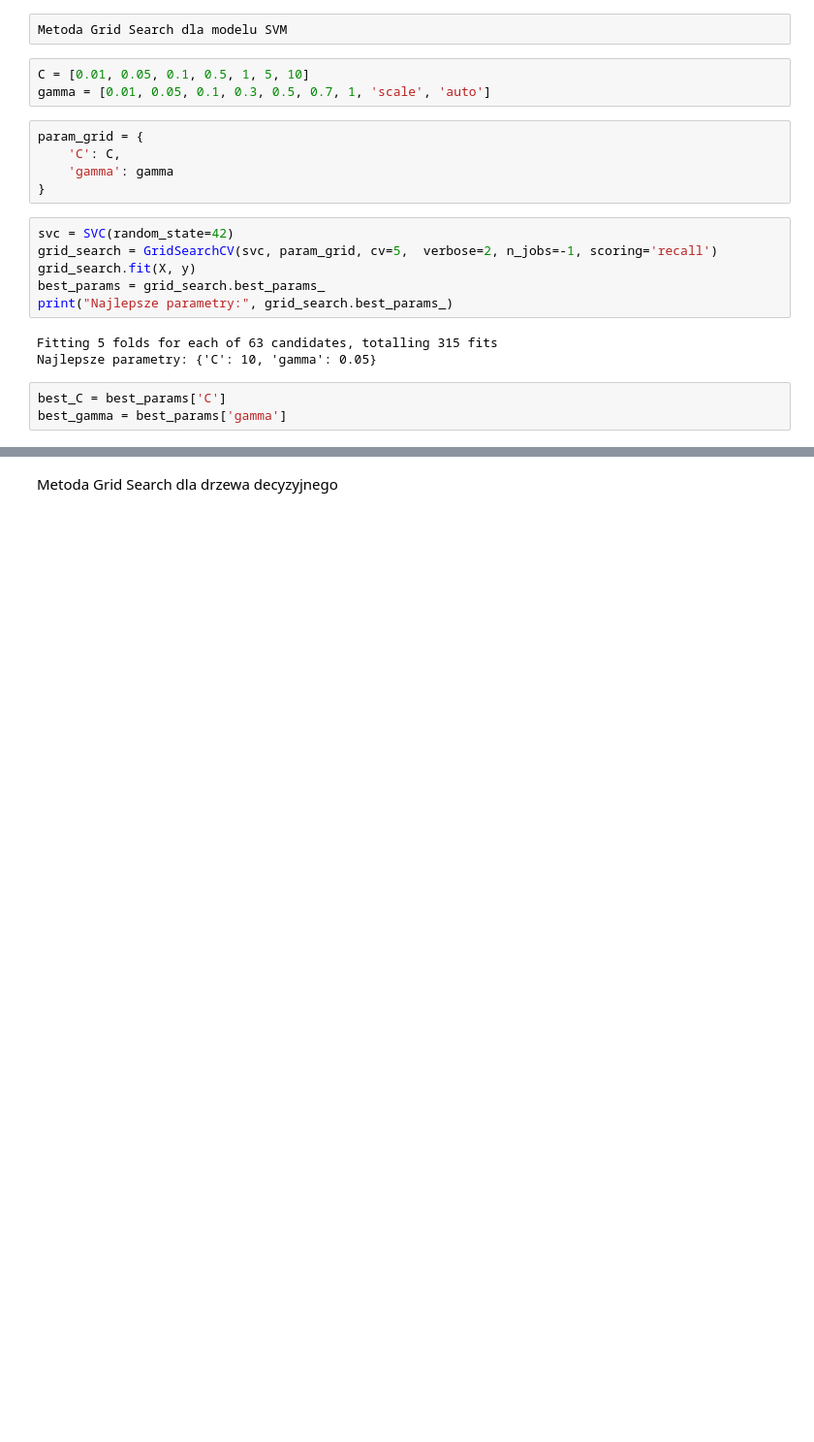
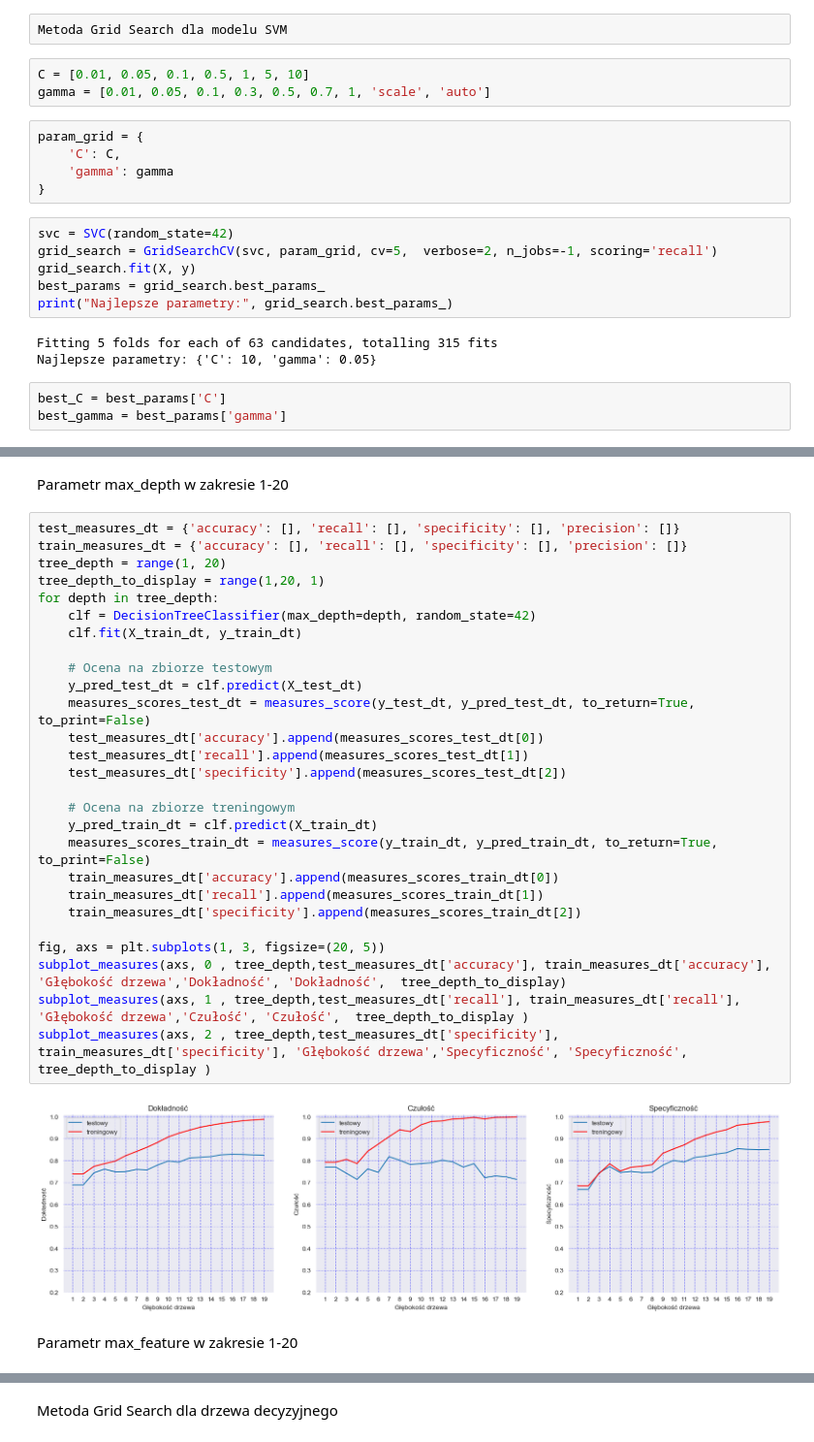
Before and after one commit to kKita9/ProjektUM, a Jupyter notebook: projekt_um_Krotkiewicz_Kita.ipynb, the cells around one changed output, grey strips where cells are left out. Shown at 97% size. Saved outputs shown, nothing was run; the diff lists cells and outputs as text; blank space fills up the shorter version.

```diff
--- a/projekt_um_Krotkiewicz_Kita.ipynb
+++ b/projekt_um_Krotkiewicz_Kita.ipynb
@@ -707,0 +695,33 @@ subplot_measures(axs, 3 , tree_depth,test_measures_dt['precision'], train_measur
+# %% [markdown]
+Parametr max_depth w zakresie 1-20
+# %%
+test_measures_dt = {'accuracy': [], 'recall': [], 'specificity': [], 'precision': []}
+train_measures_dt = {'accuracy': [], 'recall': [], 'specificity': [], 'precision': []}
+tree_depth = range(1, 20)
+tree_depth_to_display = range(1,20, 1)
+for depth in tree_depth:
+    clf = DecisionTreeClassifier(max_depth=depth, random_state=42)
+    clf.fit(X_train_dt, y_train_dt)
+
+    # Ocena na zbiorze testowym
+    y_pred_test_dt = clf.predict(X_test_dt)
+    measures_scores_test_dt = measures_score(y_test_dt, y_pred_test_dt, to_return=True, to_print=False)
+    test_measures_dt['accuracy'].append(measures_scores_test_dt[0])
+    test_measures_dt['recall'].append(measures_scores_test_dt[1])
+    test_measures_dt['specificity'].append(measures_scores_test_dt[2])
+
+    # Ocena na zbiorze treningowym
+    y_pred_train_dt = clf.predict(X_train_dt)
+    measures_scores_train_dt = measures_score(y_train_dt, y_pred_train_dt, to_return=True, to_print=False)
+    train_measures_dt['accuracy'].append(measures_scores_train_dt[0])
+    train_measures_dt['recall'].append(measures_scores_train_dt[1])
+    train_measures_dt['specificity'].append(measures_scores_train_dt[2])
+
+fig, axs = plt.subplots(1, 3, figsize=(20, 5))
+subplot_measures(axs, 0 , tree_depth,test_measures_dt['accuracy'], train_measures_dt['accuracy'], 'Głębokość drzewa','Dokładność', 'Dokładność',  tree_depth_to_display)
+subplot_measures(axs, 1 , tree_depth,test_measures_dt['recall'], train_measures_dt['recall'], 'Głębokość drzewa','Czułość', 'Czułość',  tree_depth_to_display )
+subplot_measures(axs, 2 , tree_depth,test_measures_dt['specificity'], train_measures_dt['specificity'], 'Głębokość drzewa','Specyficzność', 'Specyficzność',  tree_depth_to_display )
+# %% [output]
+[figure, added]
+# %% [markdown]
+Parametr max_feature w zakresie 1-20
```
Also changed, not shown: parts of 38 cells of this notebook.
